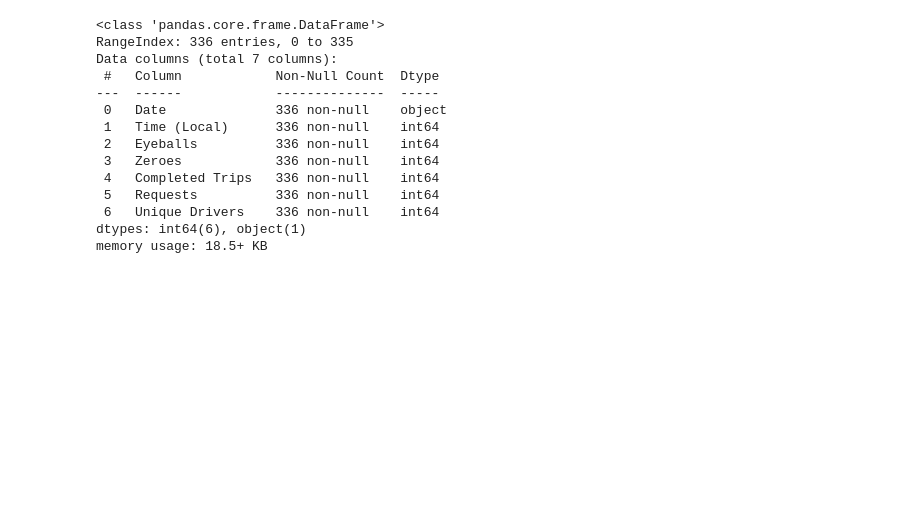
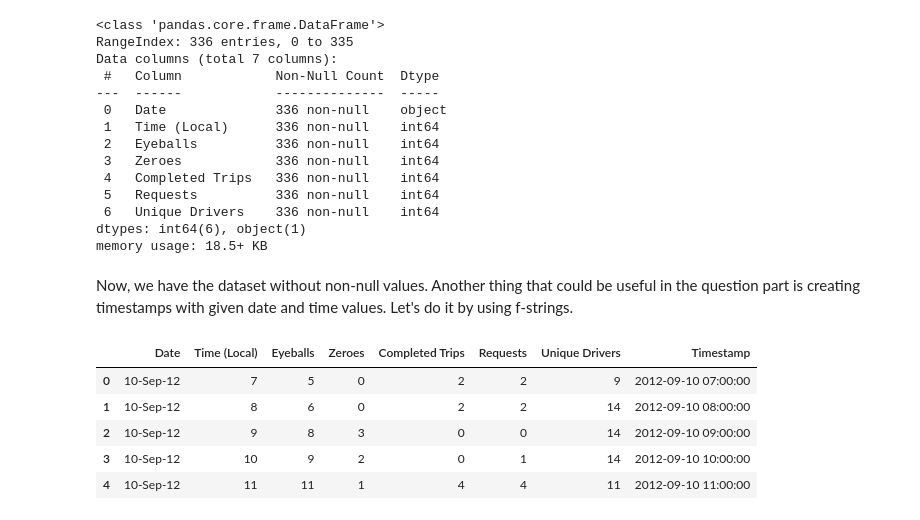
Before and after one commit to manujsinghwal/insights-from-uber-supply-and-demand-data, a Jupyter notebook: insights_from_uber_supply_and_demand_data.ipynb, the cells around one changed output. Saved outputs shown, nothing was run; the diff lists cells and outputs as text; code cells hidden in the pictures; blank space fills up the shorter version.

```diff
--- a/insights_from_uber_supply_and_demand_data.ipynb
+++ b/insights_from_uber_supply_and_demand_data.ipynb
@@ -109,3 +109,20 @@ Data columns (total 7 columns):
  6   Unique Drivers    336 non-null    int64
 dtypes: int64(6), object(1)
 memory usage: 18.5+ KB
+# %% [markdown]
+Now, we have the dataset without non-null values. Another thing that could be useful in the question part is creating timestamps with given date and time values. Let's do it by using f-strings.
+# %%
+# Defining a function to create a new column for timestamp
+def create_timestamp(date, time):
+  return pd.to_datetime(f"{date} {time}:00:00")
+
+# Applying function for each row
+df['Timestamp'] = df.apply(lambda row: create_timestamp(row['Date'], row['Time (Local)']), axis=1)
+df.head()
+# %% [output]
+|  | Date | Time (Local) | Eyeballs | Zeroes | Completed Trips | Requests | Unique Drivers | Timestamp |
+| 0 | 10-Sep-12 | 7 | 5 | 0 | 2 | 2 | 9 | 2012-09-10 07:00:00 |
+| 1 | 10-Sep-12 | 8 | 6 | 0 | 2 | 2 | 14 | 2012-09-10 08:00:00 |
+| 2 | 10-Sep-12 | 9 | 8 | 3 | 0 | 0 | 14 | 2012-09-10 09:00:00 |
+| 3 | 10-Sep-12 | 10 | 9 | 2 | 0 | 1 | 14 | 2012-09-10 10:00:00 |
+| 4 | 10-Sep-12 | 11 | 11 | 1 | 4 | 4 | 11 | 2012-09-10 11:00:00 |
```
Also changed, not shown: parts of 1 cell of this notebook.
